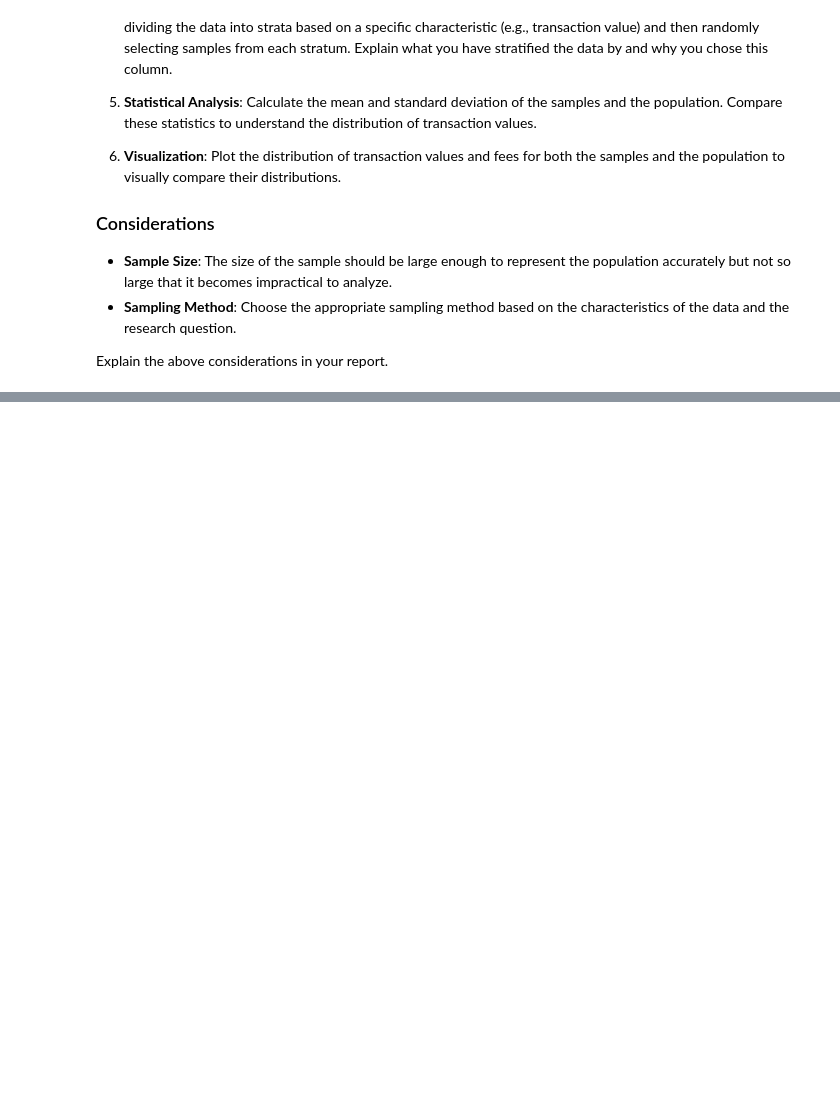
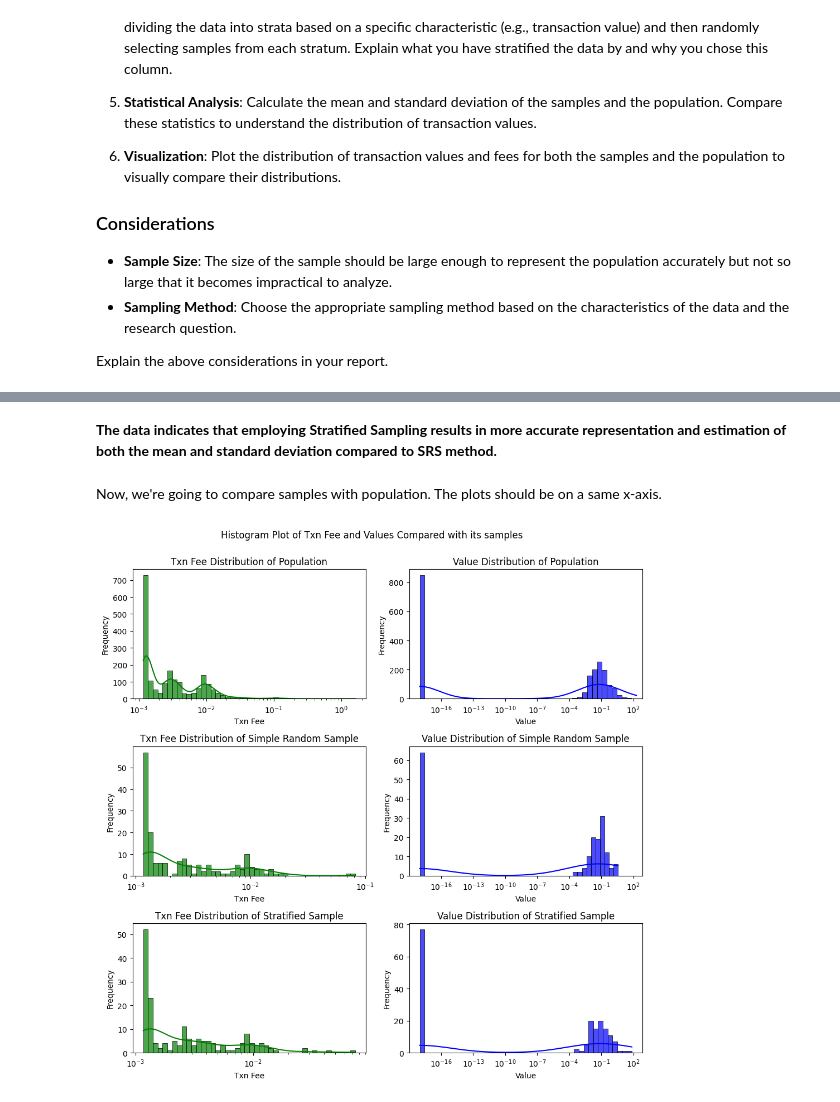
Before and after one commit to tisiphonee/DataS, a Jupyter notebook: CA0.ipynb, the cells around one changed output, grey strips where cells are left out. Drawn from its saved outputs; the diff is of its cells as text; code cells hidden in the pictures; blank space fills up the shorter version.

```diff
--- a/CA0.ipynb
+++ b/CA0.ipynb
@@ -486,0 +491,6 @@ Explain the above considerations in your report.
+# %%
+import random
+
+SAMPLE_PERCENTAGE = 9
+sample_size = len(df) * SAMPLE_PERCENTAGE // 100
+df_srs = df.sample(n = sample_size, random_state=random.randint(1, 10000000))
@@ -486,0 +499,9 @@ Explain the above considerations in your report.
+# %%
+def sample_from_each_group(group):
+    return group.sample(frac=0.09, random_state = random.randint(1, 1000000))
+
+df_ss = df.groupby('Block').apply(sample_from_each_group)
+
+print("Number of elements in  Stratified Sampling data frame:", len(df_ss))
+print("Number of elements in Simple Random Sampling data frame:", len(df_srs))
+print("Number of elements in data frame:", len(df))
@@ -486,0 +548,62 @@ Explain the above considerations in your report.
+# %% [markdown]
+**The data indicates that employing Stratified Sampling results in more accurate representation and estimation of both the mean and standard deviation compared to SRS method.**
+# %% [markdown]
+Now, we're going to compare samples with population. The plots should be on a same x-axis.
+# %%
+plt.figure(figsize=(10, 10))
+plt.suptitle('Histogram Plot of Txn Fee and Values Compared with its samples', y=1)
+
+
+plt.subplot(3, 2, 1)
+plt.xscale('log')
+sns.histplot(df['Txn Fee'], bins=int(math.sqrt(len(df['Txn Fee']))), color='g', kde=True, alpha=0.7)
+plt.title('Txn Fee Distribution of Population')
+plt.xlabel('Txn Fee')
+plt.ylabel('Frequency')
+
+
+plt.subplot(3, 2, 2)
+plt.xscale('log')
+sns.histplot(df['Value'], bins=int(math.sqrt(len(df['Value']))), color='b', kde=True, alpha=0.7)
+plt.title('Value Distribution of Population')
+plt.xlabel('Value')
+plt.ylabel('Frequency')
+
+
+plt.subplot(3, 2, 3)
+plt.xscale('log')
+sns.histplot(df_srs['Txn Fee'], bins=int(math.sqrt(len(df['Txn Fee']))), color='g', kde=True, alpha=0.7)
+plt.title('Txn Fee Distribution of Simple Random Sample')
+plt.xlabel('Txn Fee')
+plt.ylabel('Frequency')
+
+plt.subplot(3, 2, 4)
+plt.xscale('log')
+sns.histplot(df_srs['Value'], bins=int(math.sqrt(len(df['Value']))), color='b', kde=True, alpha=0.7)
+plt.title('Value Distribution of Simple Random Sample')
+plt.xlabel('Value')
+plt.ylabel('Frequency')
+
+plt.subplot(3, 2, 5)
+plt.xscale('log')
+sns.histplot(df_ss['Txn Fee'], bins=int(math.sqrt(len(df['Txn Fee']))), color='g', kde=True, alpha=0.7)
+plt.title('Txn Fee Distribution of Stratified Sample')
+plt.xlabel('Txn Fee')
+plt.ylabel('Frequency')
+
+plt.subplot(3, 2, 6)
+plt.xscale('log')
+sns.histplot(df_ss['Value'], bins=int(math.sqrt(len(df['Value']))), color='b', kde=True, alpha=0.7)
+plt.title('Value Distribution of Stratified Sample')
+plt.xlabel('Value')
+plt.ylabel('Frequency')
+
+xlim = plt.gca().get_xlim()
+for i in range(2, 7, 2):
+    plt.subplot(3, 2,  i)
+    plt.xlim(xlim[0], xlim[1])
+
+plt.tight_layout()
+plt.show()
+# %% [output]
+[figure, added]
```
Also changed, not shown: parts of 13 cells of this notebook.
